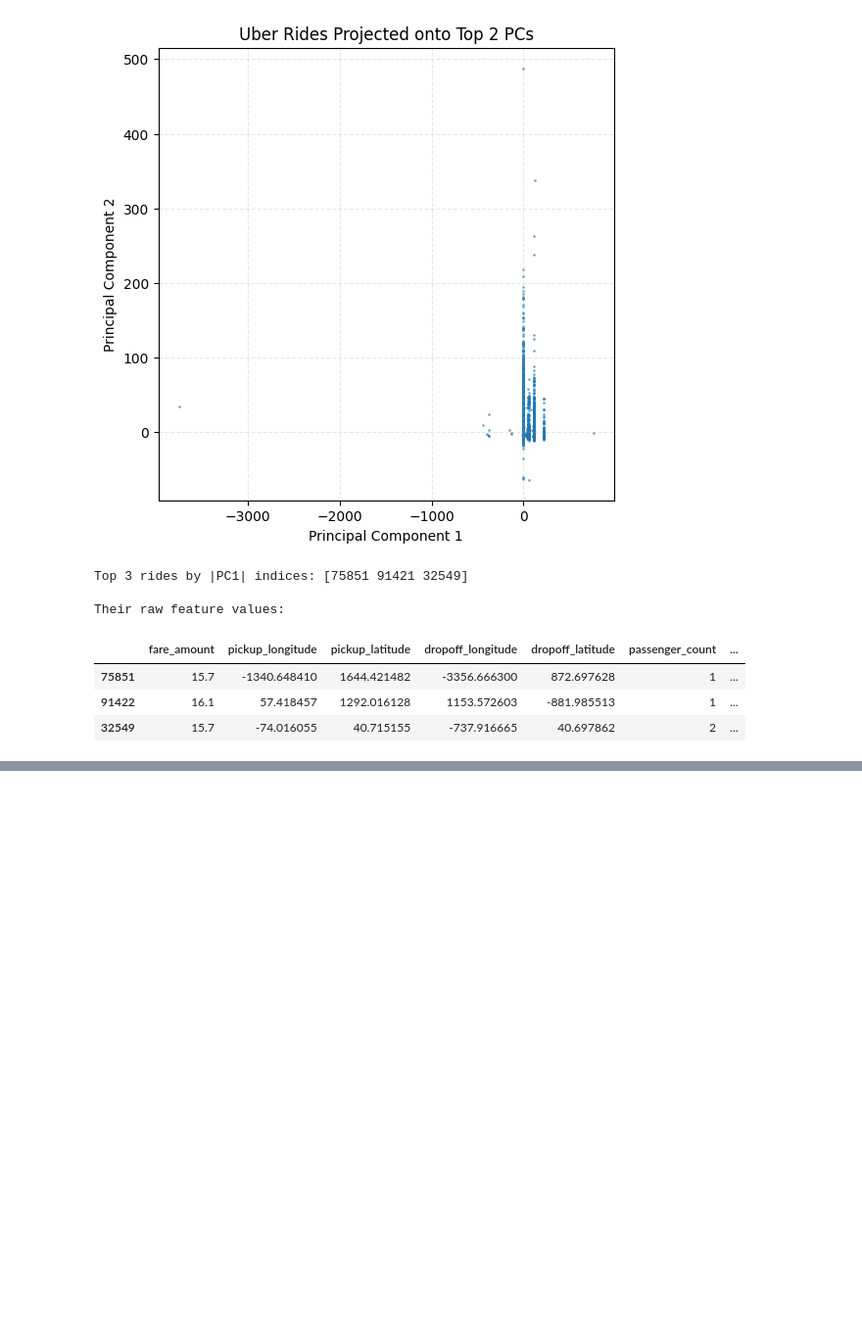
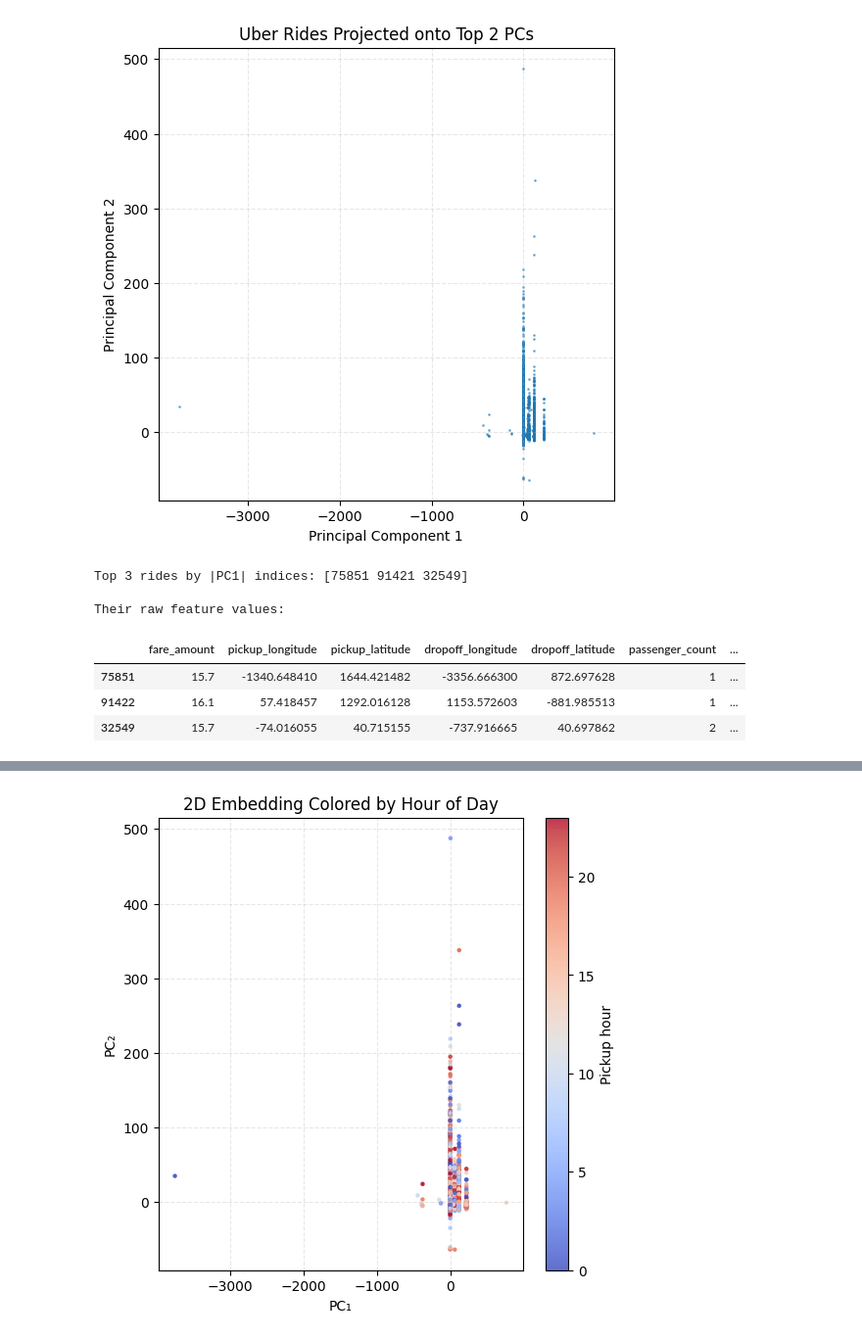
Before and after one commit to Teyymour/cmor438, a Jupyter notebook: unsupervised-learning/SVD/SVD.ipynb, the cells around one changed output, grey strips where cells are left out. Shown at 98% size. Drawn from its saved outputs; the diff is of its cells as text; code cells hidden in the pictures; blank space fills up the shorter version.

```diff
--- a/unsupervised-learning/SVD/SVD.ipynb
+++ b/unsupervised-learning/SVD/SVD.ipynb
@@ -108,0 +153,14 @@ Their raw feature values:
+# %%
+plt.figure(figsize=(6,6))
+sc = plt.scatter(
+    X_proj[:,0], X_proj[:,1],
+    c=X['hour'], cmap='coolwarm', s=5, alpha=0.8
+)
+plt.colorbar(sc, label="Pickup hour")
+plt.title("2D Embedding Colored by Hour of Day")
+plt.xlabel("PC₁")
+plt.ylabel("PC₂")
+plt.grid(True, linestyle='--', alpha=0.3)
+plt.show()
+# %% [output]
+[figure, added]
```
Also changed, not shown: parts of 5 cells of this notebook.
